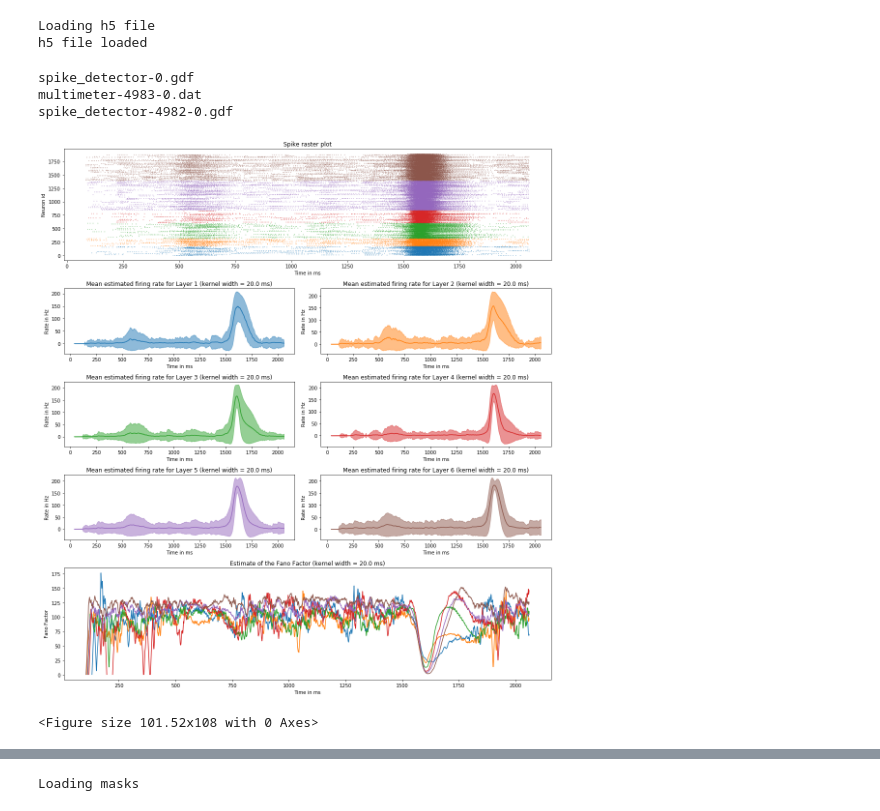
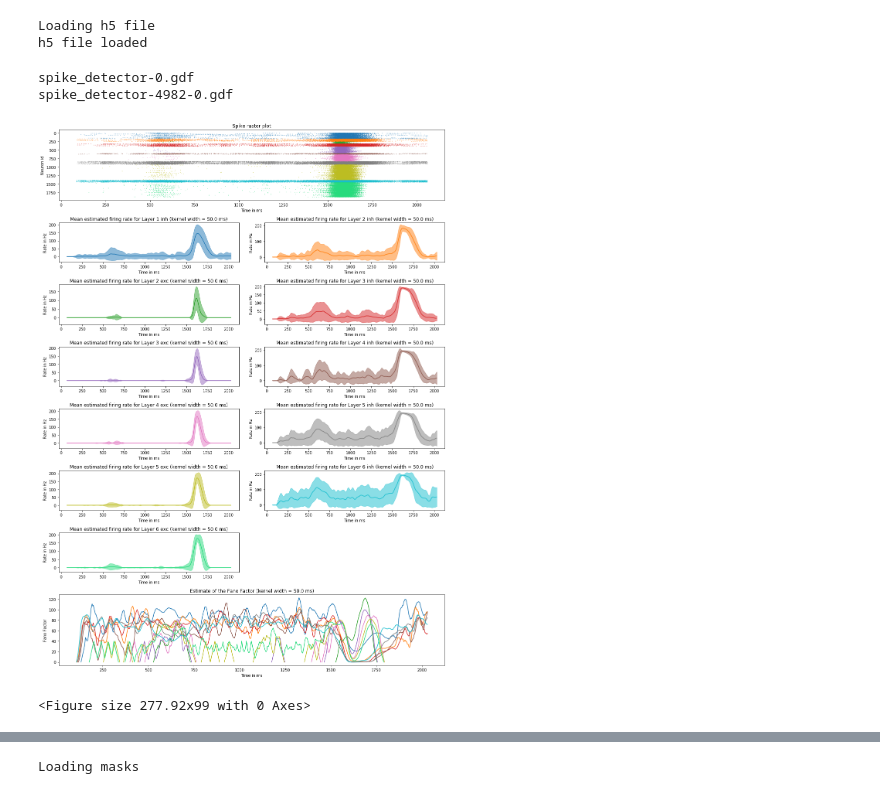
Before and after one commit to iomaganaris/test_standalone, a Jupyter notebook: sim_analysis.ipynb, the cells around one changed output, grey strips where cells are left out. Saved outputs shown, nothing was run; the diff lists cells and outputs as text; code cells hidden in the pictures.

```diff
--- a/sim_analysis.ipynb
+++ b/sim_analysis.ipynb
@@ -28,7 +27,7 @@ file_ = join(ROOT_FOLDER, 'whole_brain_model_Nest.h5')
 def hex_to_rgb(value):
     value = value.lstrip('#')
     lv = len(value)
-    return np.array([float(int(value[i:i + lv // 3], 16)) for i in range(0, lv, lv // 3)])
+    return np.float32([float(int(value[i:i + lv // 3], 16)) for i in range(0, lv, lv // 3)])
 # %%
 def makeLegendFig(figname, labels, colors, numColumns = 1):
     f = lambda m,c: plt.plot([],[],marker=m, color=c, ls="none")[0]
@@ -110,6 +109,7 @@ regions_ids = np.array(regKeys)[filter_]
 print("Loading h5 file")
 h5file = h5py.File(file_, "r")
 Larea   = h5file['neurons']["regions"][:]
+isExc = h5file['neurons']["excitatory"][:]
 # Larea   = h5file['neurons']["Larea"][:]
 etype   = h5file['neurons']["eTypes"][:]
 ETTN    = h5file['neurons']["eTypesToName"][:]
@@ -122,6 +122,7 @@ Umtype = np.unique(mtype)
 Uetype = np.unique(etype)
 
 LTN = ["ALL", "Layer 1", "Layer 2", "Layer 3", "Layer 4", "Layer 5", "Layer 6"]
+LTNei = ["ALL", "Layer 1 inh", "Layer 1 exc", "Layer 2 inh", "Layer 2 exc", "Layer 3 inh", "Layer 3 exc", "Layer 4 inh", "Layer 4 exc", "Layer 5 inh", "Layer 5 exc", "Layer 6 inh", "Layer 6 exc"]
 print("h5 file loaded")
 # %% [output]
 Loading h5 file
@@ -137,13 +138,14 @@ SIM_OUTPUTS = {join(SIM_FOLDER, NEURON_PREFIX+'_output'):False, join(SIM_FOLDER,
 
 time_from = 20.00
 time_to = 2080.00
+only_spike = True
 
 for sim, convert in SIM_OUTPUTS.items():
     spikes = {"senders":[], "times":[], "regions":[], "layer":[], "mtype":[], "etype":[]}
     multimeters = {"senders":[], "times":[], "regions":[], "layer":[], "mtype":[], "etype":[], "potentials":[]}
     for f in listdir(sim):
         file_ = join(sim, f)
-        if isfile(file_):
+        if isfile(file_) and ("multimeter" not in file_ or not only_spike):
             print(f)
             with open(file_, 'r') as f:
                 for line in f:
@@ -191,7 +193,6 @@ for sim, convert in SIM_OUTPUTS.items():
     del spikes, multimeters
 # %% [output]
 spike_detector-0.gdf
-multimeter-4983-0.dat
 spike_detector-4982-0.gdf
 # %%
 ids_ctx = []
@@ -207,7 +208,7 @@ nest_res = SIM_OUTPUTS[join(SIM_FOLDER, NEST_PREFIX+'_output')][0]
 nrn_res = SIM_OUTPUTS[join(SIM_FOLDER, NEURON_PREFIX+'_output')][0]
 
 dt = 0.1
-w_single = 200 # steps ie 20ms
+w_single = 500 # steps ie 20ms
 time_resolution = dt /1000. # in second
 
 ids_roi = ids_ctx
@@ -218,11 +219,14 @@ sim_res = nest_res
 sim_name = "NEST"
 # sim_name = "Neuron"
 splitter = "layer"
-names = LTN
+with_exc = True
+names = LTNei
 
 filter_ = np.in1d(sim_res['regions'], ids_roi)
+loc_gids = sim_res["senders"][filter_]
 loc_filters = sim_res[splitter][filter_]
-loc_gids = sim_res["senders"][filter_]
+if with_exc:
+    loc_filters=loc_filters*2+isExc[loc_gids]-1
 id_times = np.int64(np.round((sim_res['times'][filter_]-time_from)/dt))
 
 #id_times[loc_filters!=1] = 0
@@ -265,46 +269,48 @@ for i, uf in enumerate(uniq_filter):
 counts = np.zeros(num_filter+1)
 counts[1:] = np.cumsum(nb_neurons)
 
-fig = plt.figure(figsize=(15, 8+8*num_filter//6))
+length_fr = int(math.ceil(num_filter/2.0))*2
+fig = plt.figure(figsize=(15, 8+length_fr))
 # Fig 1.1: Spike raster plot
-length_fr = int(math.ceil(num_filter/2.0))*2
 ax1 = plt.subplot2grid((6+length_fr,2), (0,0), colspan=2, rowspan=3)
 times, newIds = np.where(spikes2D_filter)
 ax1.scatter(times*dt, newIds, marker='.', c=gid2color[newIds], s=0.5)
+ax1.invert_yaxis()
 ax1.set_xlabel('Time in ms')
 ax1.set_ylabel('Neuron id')
 ax1.set_title('Spike raster plot')
+# ax1.set_xlim([100, 2000])
 
 kernel_single = signal.triang(w_single)*2/w_single # normalized boxcar kernel for single-trial firing rate
 R = signal.lfilter(kernel_single, 1, spikes2D_filter, axis=0)/time_resolution
 
 time_interval = np.arange(time_from+w_single*dt, time_to-w_single*dt+dt/10., dt)
 ax3 = plt.subplot2grid((6+length_fr,2), (3+length_fr,0), colspan=2, rowspan=3)
 for i in range(num_filter):
     ax = plt.subplot2grid((6+length_fr,2), (3+i//2*2,i%2), rowspan=2)
     mean = np.mean(R[:, int(counts[i]):int(counts[i+1])], axis=1)
     fano_factor = np.var(R[:, int(counts[i]):int(counts[i+1])], axis=1)/mean
     std = np.std(R[:, int(counts[i]):int(counts[i+1])], axis=1)
     ax.fill_between(time_interval, (mean-std)[w_single:-w_single], (mean+std)[w_single:-w_single], alpha=0.5, color=filter_colors[i+1])
     ax.plot(time_interval, mean[w_single:-w_single], color=filter_colors[i+1])
     ax3.plot(time_interval, fano_factor[w_single:-w_single], color=filter_colors[i+1])
     ax.set_xlabel('Time in ms')
     ax.set_ylabel('Rate in Hz')
     ax.set_title('Mean estimated firing rate for '+str(names[inv_convert[i]])+' (kernel width = '+ str(w_single*dt)+' ms)')
 plt.tight_layout()
 
 
 ax3.set_xlabel('Time in ms')
 ax3.set_ylabel('Fano Factor')
 ax3.set_title('Estimate of the Fano Factor (kernel width = '+ str(w_single*dt)+' ms)')
 plt.savefig(join(SIM_FOLDER, sim_name, splitter, sim_name+"_"+roi_name+"_"+splitter+"_fr.png"))
 
 str_list = [""]*num_filter
 for i in range(num_filter):
     str_list[i] = names[uniq_filter[i]]
 makeLegendFig( SIM_FOLDER+"/legend_"+splitter+".png", labels=str_list, colors=filter_colors[1:], numColumns=num_filter//8+1 )
 # %% [output]
-[figure, old version]
+[figure, new version]
-<Figure size 101.52x108 with 0 Axes>
+<Figure size 277.92x99 with 0 Axes>
 # %%
 #CV2 + FF against CV2
```
Also changed, not shown: parts of 13 cells of this notebook, 1 other file.
